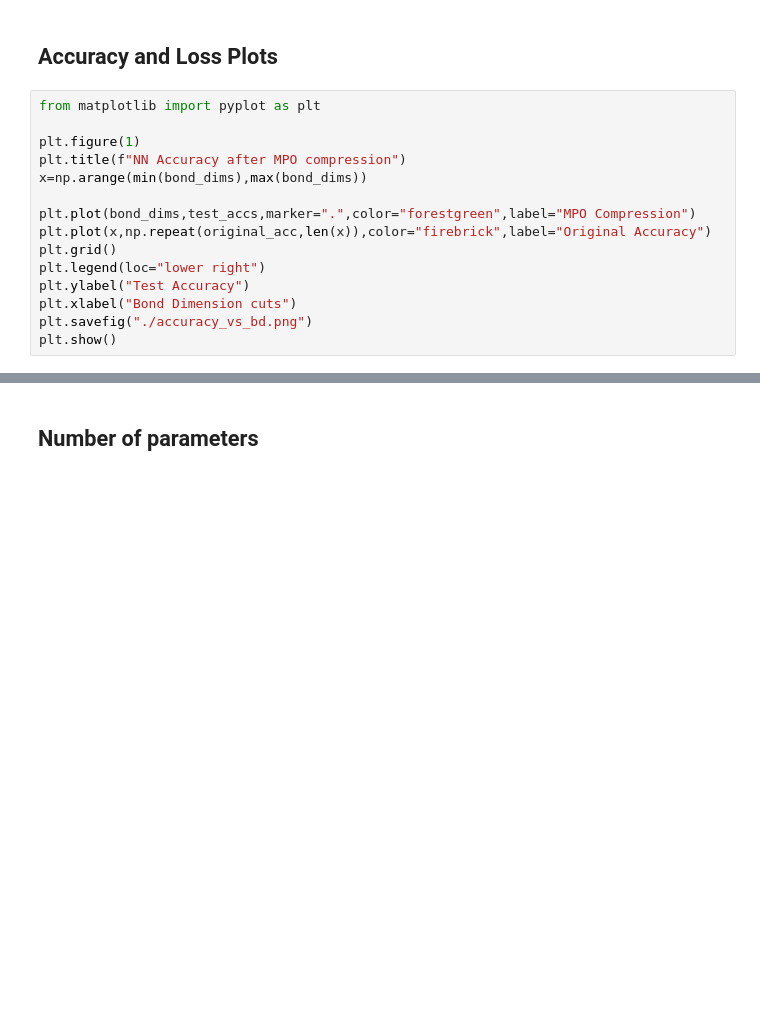
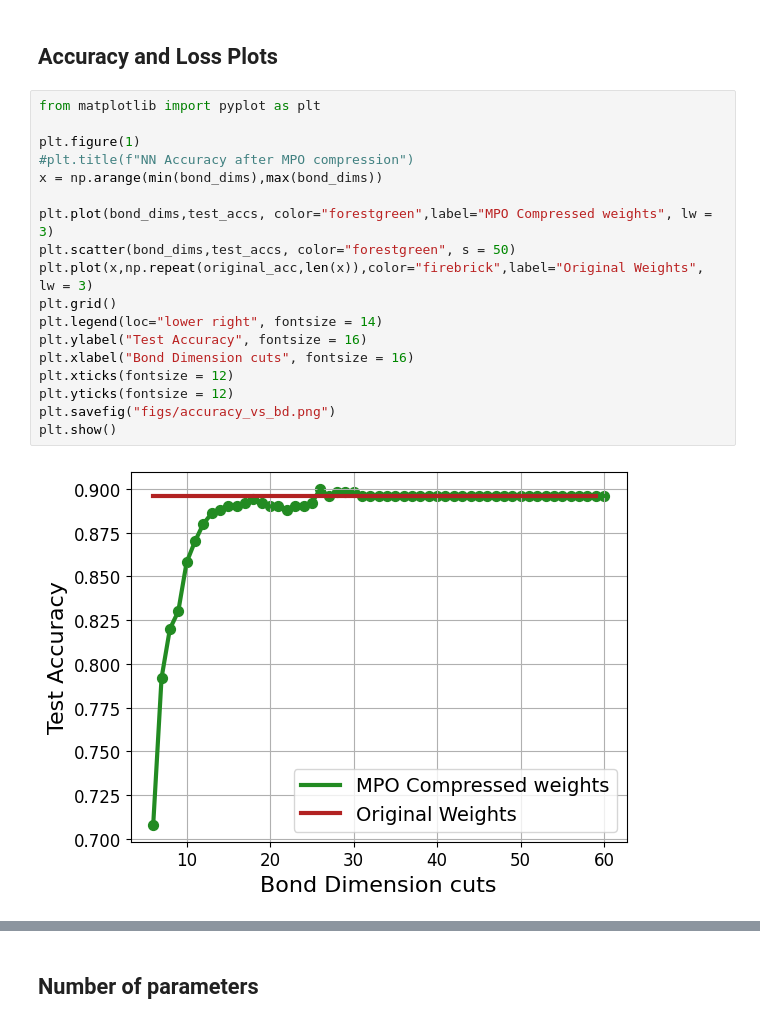
Before and after one commit to andremfreitas/Tensor-Network-Hackathon-2024, a Jupyter notebook: tn_machine_learning/task4_MPO.ipynb, the cells around one changed output, grey strips where cells are left out. Cells and saved outputs as stored; diff of their text form; blank space fills up the shorter version.

```diff
--- a/tn_machine_learning/task4_MPO.ipynb
+++ b/tn_machine_learning/task4_MPO.ipynb
@@ -375,17 +384,22 @@ Epoch 28/100
 # %%
 from matplotlib import pyplot as plt
 
 plt.figure(1)
-plt.title(f"NN Accuracy after MPO compression")
-x=np.arange(min(bond_dims),max(bond_dims))
+#plt.title(f"NN Accuracy after MPO compression")
+x = np.arange(min(bond_dims),max(bond_dims))
 
-plt.plot(bond_dims,test_accs,marker=".",color="forestgreen",label="MPO Compression")
-plt.plot(x,np.repeat(original_acc,len(x)),color="firebrick",label="Original Accuracy")
+plt.plot(bond_dims,test_accs, color="forestgreen",label="MPO Compressed weights", lw = 3)
+plt.scatter(bond_dims,test_accs, color="forestgreen", s = 50)
+plt.plot(x,np.repeat(original_acc,len(x)),color="firebrick",label="Original Weights", lw = 3)
 plt.grid()
-plt.legend(loc="lower right")
-plt.ylabel("Test Accuracy")
-plt.xlabel("Bond Dimension cuts")
-plt.savefig("./accuracy_vs_bd.png")
+plt.legend(loc="lower right", fontsize = 14)
+plt.ylabel("Test Accuracy", fontsize = 16)
+plt.xlabel("Bond Dimension cuts", fontsize = 16)
+plt.xticks(fontsize = 12)
+plt.yticks(fontsize = 12)
+plt.savefig("figs/accuracy_vs_bd.png")
 plt.show()
+# %% [output]
+[figure, added]
 # %%
 plt.figure(2)
```
Also changed, not shown: parts of 8 cells of this notebook, 53 other files.
